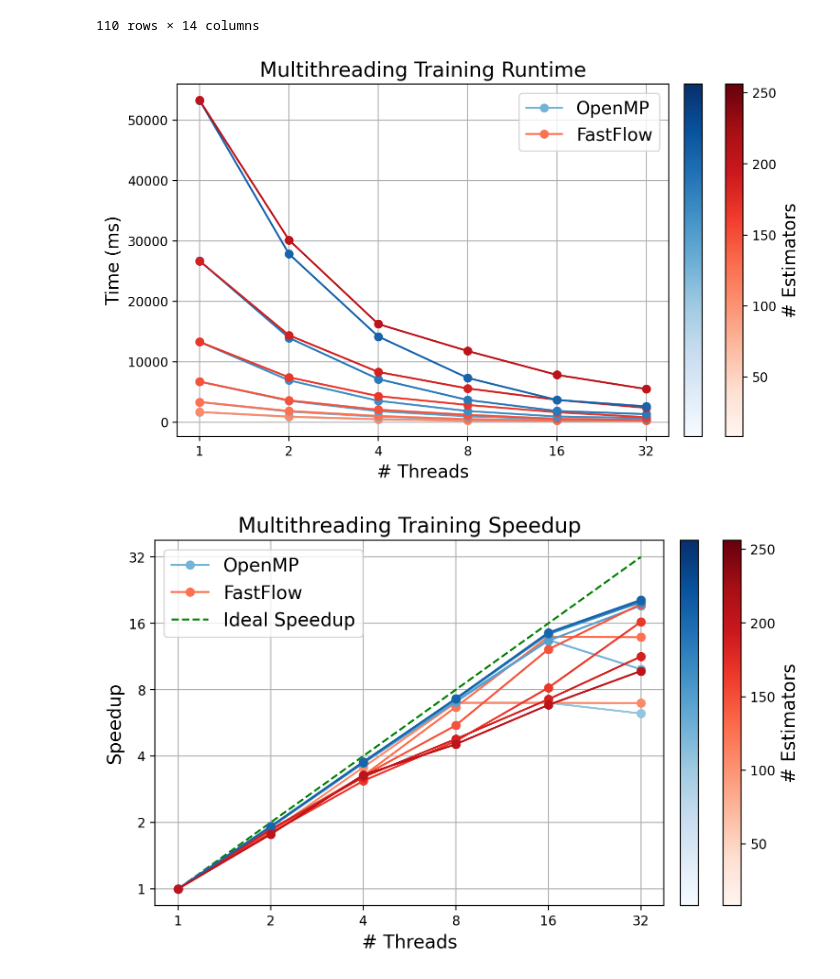
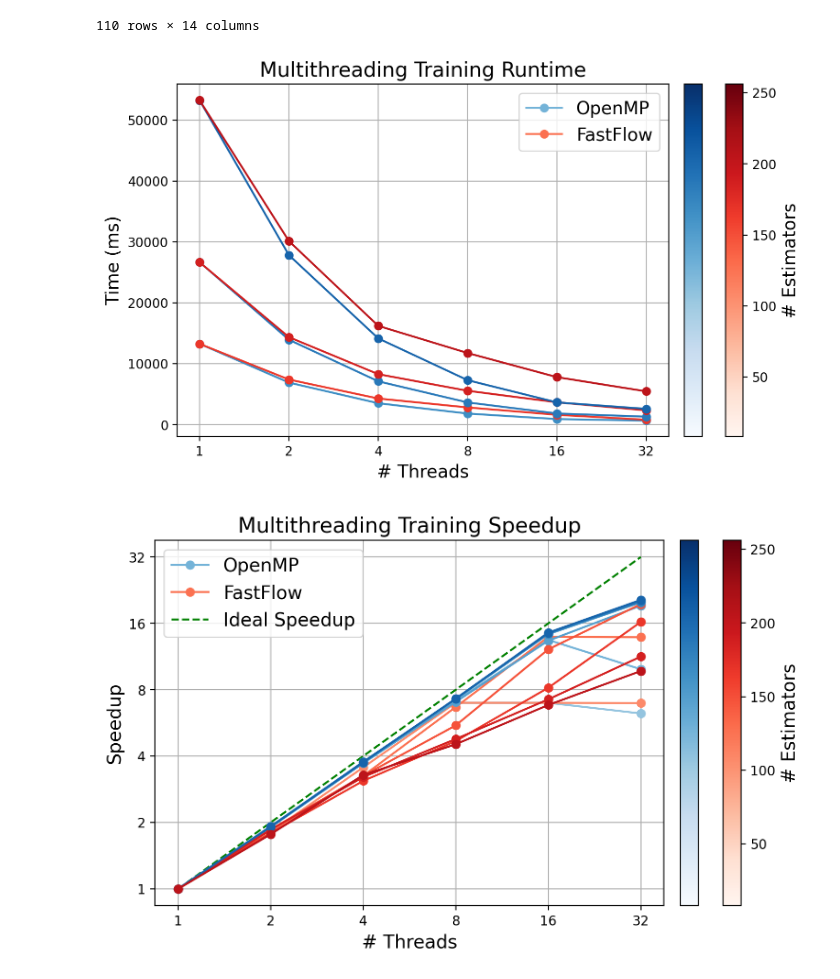
Before and after one commit to FedericoBustaffa/random_forest, a Jupyter notebook: notebooks/threading.ipynb, the cells around one changed output. Cells and saved outputs as stored; diff of their text form; code cells hidden in the pictures.

```diff
--- a/notebooks/threading.ipynb
+++ b/notebooks/threading.ipynb
@@ -53,7 +53,9 @@ from matplotlib.cm import ScalarMappable
 from matplotlib.colors import Normalize
 
 omp = df[df["backend"] == "omp"]
+omp = omp[omp["estimators"] >= 64]
 ff = df[df["backend"] == "ff"]
+ff = ff[ff["estimators"] >= 64]
 
 estimators = np.sort(df["estimators"].unique())
 
@@ -76,34 +78,34 @@ norm = Normalize(vmin=estimators.min(), vmax=estimators.max())
 
 sm_omp = ScalarMappable(norm=norm, cmap=plt.cm.Blues)
 sm_omp.set_array([])
 
 sm_ff = ScalarMappable(norm=norm, cmap=plt.cm.Reds)
 sm_ff.set_array([])
 
 cbar_ff = fig.colorbar(sm_ff, ax=ax, fraction=0.035, pad=0.04)
 cbar_ff.set_label(r"# Estimators", fontsize=14)
 # cbar_ff.set_ticks([])
 
 cbar_omp = fig.colorbar(sm_omp, ax=ax, fraction=0.035, pad=0.03)
 cbar_omp.set_ticks([])
 
 # ----- AXES -----
 ax.set_xscale("log", base=2)
 ticks = df["threads"].unique()
 ax.set_xticks(ticks)
 ax.set_xticklabels([str(t) for t in ticks])
 
 ax.set_xlabel("# Threads", fontsize=14)
 ax.set_ylabel("Time (ms)", fontsize=14)
 ax.grid()
 
 omp_handle = plt.Line2D([], [], color=blues[1], marker="o", label="OpenMP")
 ff_handle = plt.Line2D([], [], color=reds[1], marker="o", label="FastFlow")
 ax.legend(handles=[omp_handle, ff_handle], fontsize=14)
 
 plt.show()
 # %% [output]
-[figure, old version]
+[figure, new version]
 # %%
 import matplotlib.pyplot as plt
 import numpy as np
```
Also changed, not shown: parts of 5 cells of this notebook.
